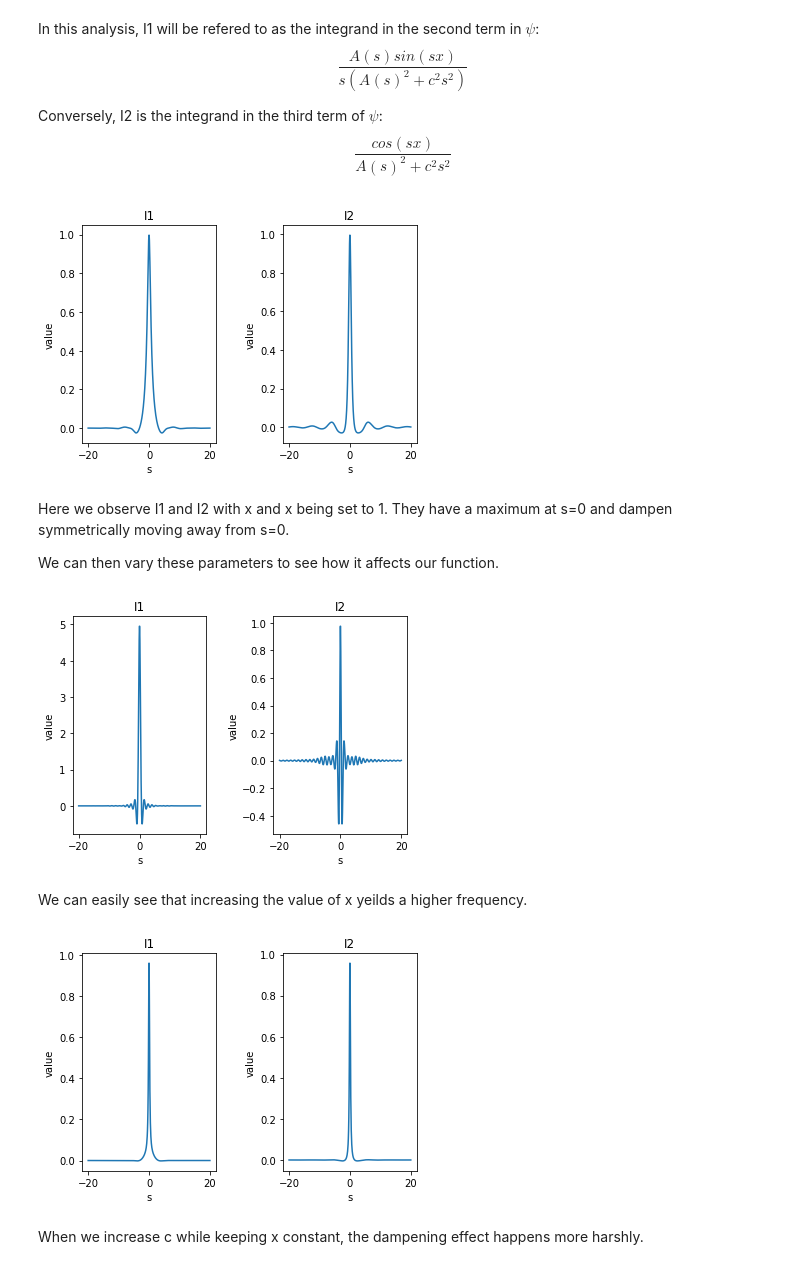
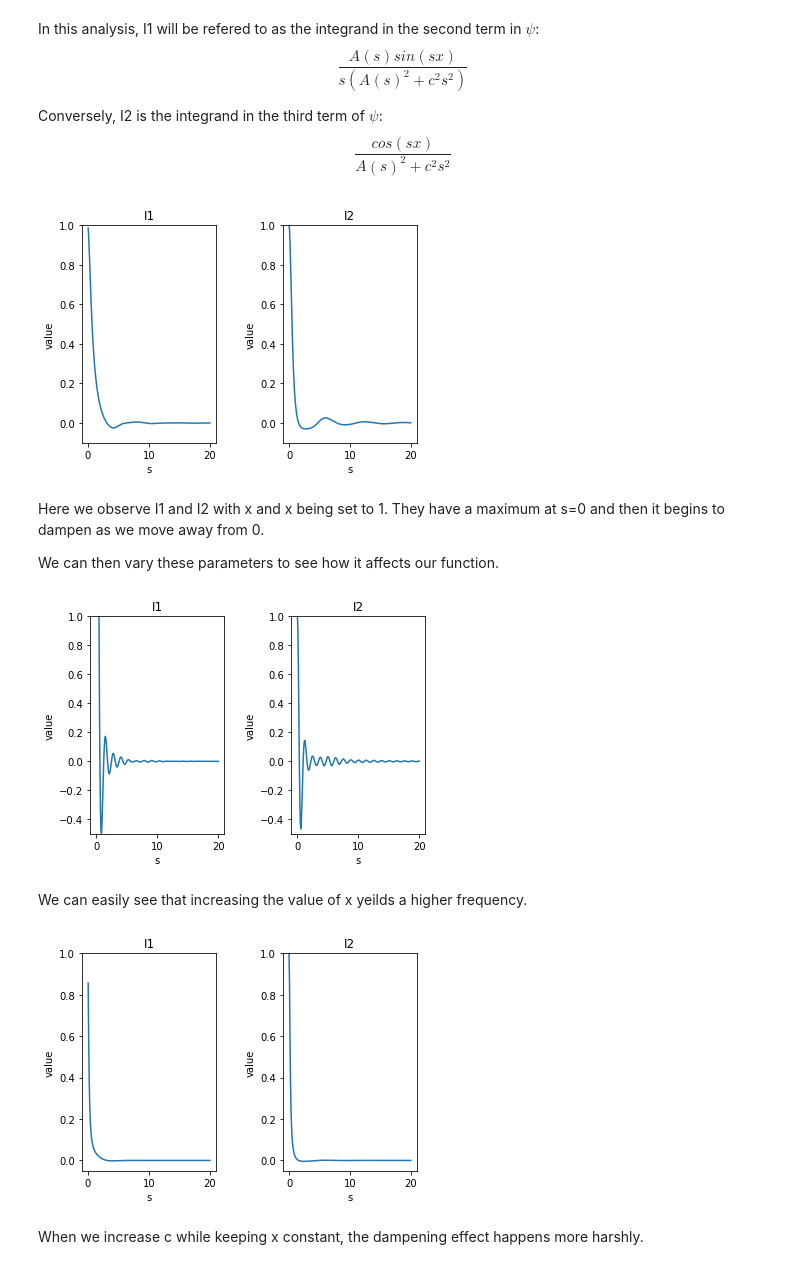
Before and after one commit to VijayStroup/ns-quadrature, a Jupyter notebook: nerve_quadrature.ipynb, the cells around one changed output. Drawn from its saved outputs; the diff is of its cells as text; code cells hidden in the pictures.

```diff
--- a/nerve_quadrature.ipynb
+++ b/nerve_quadrature.ipynb
@@ -103,7 +103,7 @@ A = lambda s: 1 + 2 * (1 - np.cos(s)) # A(s)
 I1 = lambda s, c, x: (A(s) * np.sin(s*x)) / (s * (A(s)**2 + c**2 * s**2))
 I2 = lambda s, c, x: np.cos(s*x) / (A(s)**2 + c**2 * s**2)
 
-def integral_plots(xs, c, x):
+def integral_plots(xs, c, x, lowery):
     I1_values = [I1(i, c, x) for i in xs]
     I2_values = [I2(i, c, x) for i in xs]
 
@@ -113,39 +113,41 @@ def integral_plots(xs, c, x):
     ax[0].set_title('I1')
     ax[0].set_xlabel('s')
     ax[0].set_ylabel('value')
+    ax[0].set_ylim(lowery, 1)
 
     ax[1].plot(xs, I2_values)
     ax[1].set_title('I2')
     ax[1].set_xlabel('s')
     ax[1].set_ylabel('value')
+    ax[1].set_ylim(lowery, 1)
 
     plt.subplots_adjust(wspace=.5)
     plt.show()
 # %%
-xs = np.linspace(-20, 20, 500)
+xs = np.linspace(0, 20, 250)
 c, x = 1, 1
-integral_plots(xs, c, x)
+integral_plots(xs, c, x, -.1)
 # %% [output]
-[figure, old version]
+[figure, new version]
 # %% [markdown]
 Here we observe I1 and I2 with x and x being set to 1. They have a maximum at s=0
-and dampen symmetrically moving away from s=0.
+and then it begins to dampen as we move away from 0.
 
 We can then vary these parameters to see how it affects our function.
 # %%
-xs = np.linspace(-20, 20, 500)
+xs = np.linspace(0, 20, 250)
 c, x = 1, 5
-integral_plots(xs, c, x)
+integral_plots(xs, c, x, -.5)
 # %% [output]
-[figure, old version]
+[figure, new version]
 # %% [markdown]
 We can easily see that increasing the value of x yeilds a higher frequency.
 # %%
-xs = np.linspace(-20, 20, 500)
+xs = np.linspace(0, 20, 250)
 c, x = 5, 1
-integral_plots(xs, c, x)
+integral_plots(xs, c, x, -.05)
 # %% [output]
-[figure, old version]
+[figure, new version]
 # %% [markdown]
 When we increase c while keeping x constant, the dampening effect happens more harshly.
 # %% [markdown]
```
Also changed, not shown: parts of 29 cells of this notebook.
